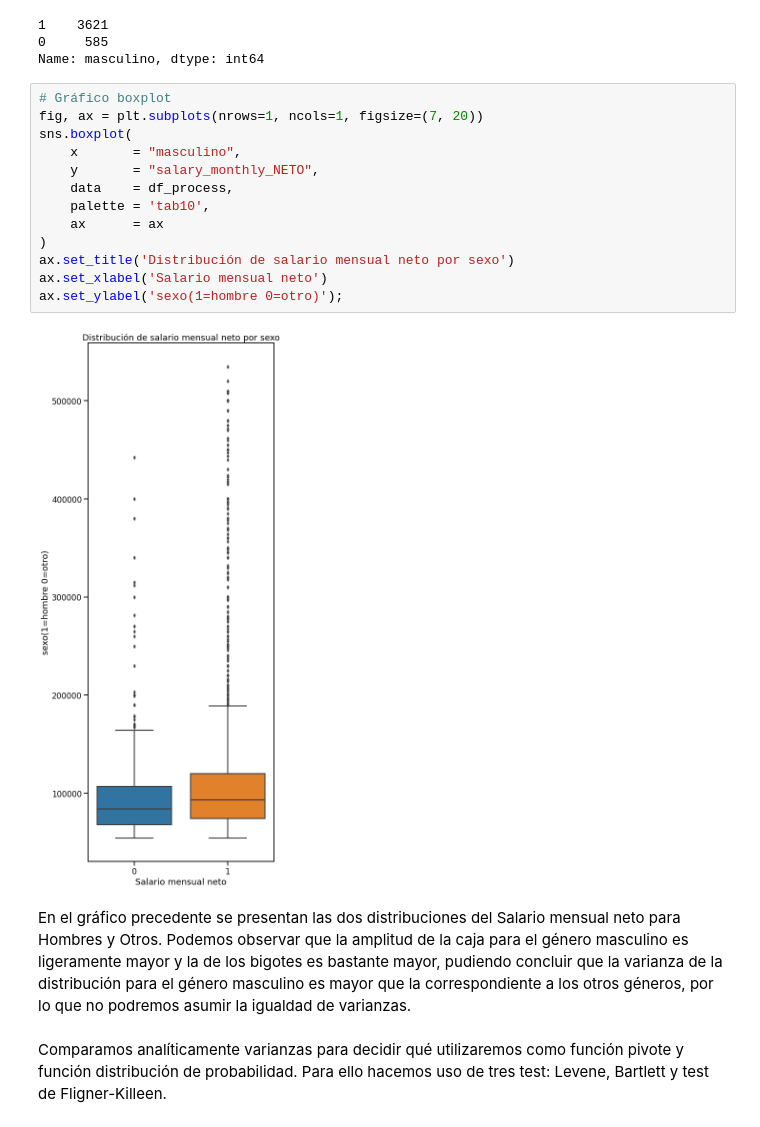
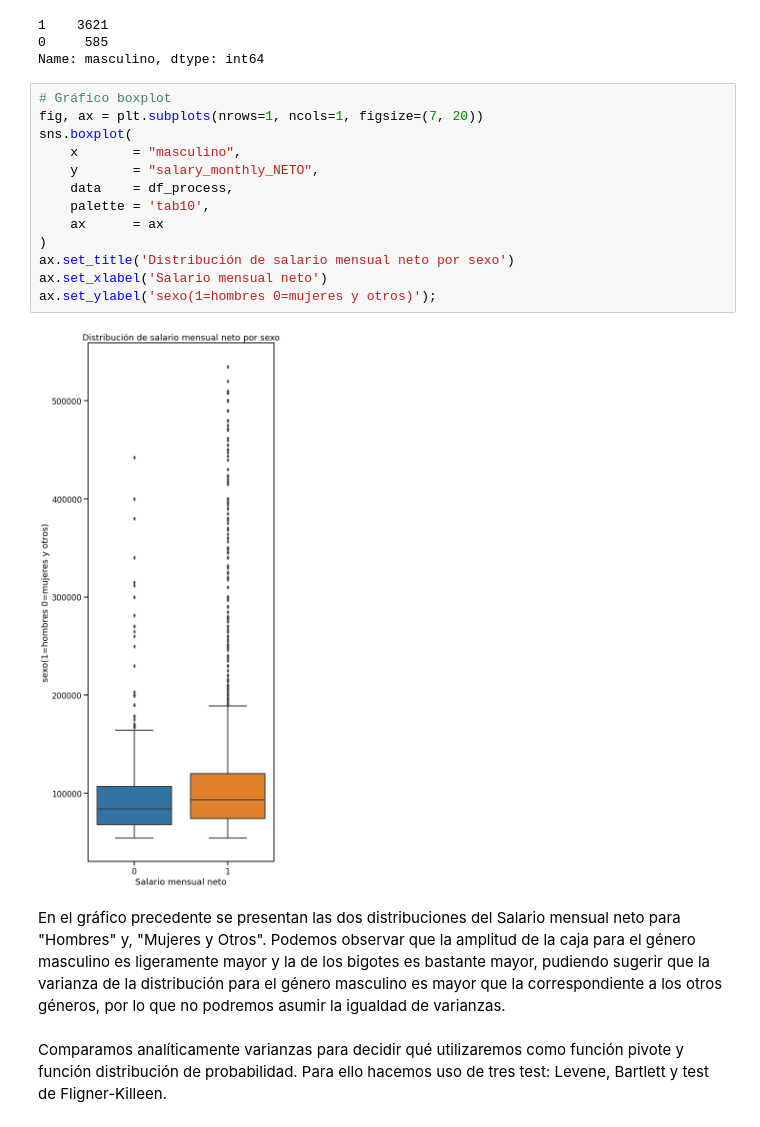
Before and after one commit to pablonicolasr/diplodatos-ayvd-2022-grupo32, a Jupyter notebook: Entregable_Parte_2_Garay.ipynb, the cells around one changed output. Cells and saved outputs as stored; diff of their text form.

```diff
--- a/Entregable_Parte_2_Garay.ipynb
+++ b/Entregable_Parte_2_Garay.ipynb
@@ -152,20 +152,20 @@ Name: masculino, dtype: int64
 # %%
 # Gráfico boxplot
 fig, ax = plt.subplots(nrows=1, ncols=1, figsize=(7, 20))
 sns.boxplot(
     x       = "masculino",
     y       = "salary_monthly_NETO",
     data    = df_process,
     palette = 'tab10',
     ax      = ax
 )
 ax.set_title('Distribución de salario mensual neto por sexo')
 ax.set_xlabel('Salario mensual neto')
-ax.set_ylabel('sexo(1=hombre 0=otro)');
+ax.set_ylabel('sexo(1=hombres 0=mujeres y otros)');
 # %% [output]
-[figure, old version]
+[figure, new version]
 # %% [markdown]
-En el gráfico precedente se presentan las dos distribuciones del Salario mensual neto para Hombres y Otros. Podemos observar que la amplitud de la caja para el género masculino es ligeramente mayor y la de los bigotes es bastante mayor, pudiendo concluir que la varianza de la distribución para el género masculino es mayor que la correspondiente a los otros géneros, por lo que no podremos asumir la igualdad de varianzas.
+En el gráfico precedente se presentan las dos distribuciones del Salario mensual neto para "Hombres" y, "Mujeres y Otros". Podemos observar que la amplitud de la caja para el género masculino es ligeramente mayor y la de los bigotes es bastante mayor, pudiendo sugerir que la varianza de la distribución para el género masculino es mayor que la correspondiente a los otros géneros, por lo que no podremos asumir la igualdad de varianzas.
 # %% [markdown]
 
 Comparamos analíticamente varianzas para decidir qué utilizaremos como función pivote y función distribución de probabilidad. Para ello hacemos uso de tres test: Levene, Bartlett y test de Fligner-Killeen.
```
Also changed, not shown: parts of 4 cells of this notebook.
